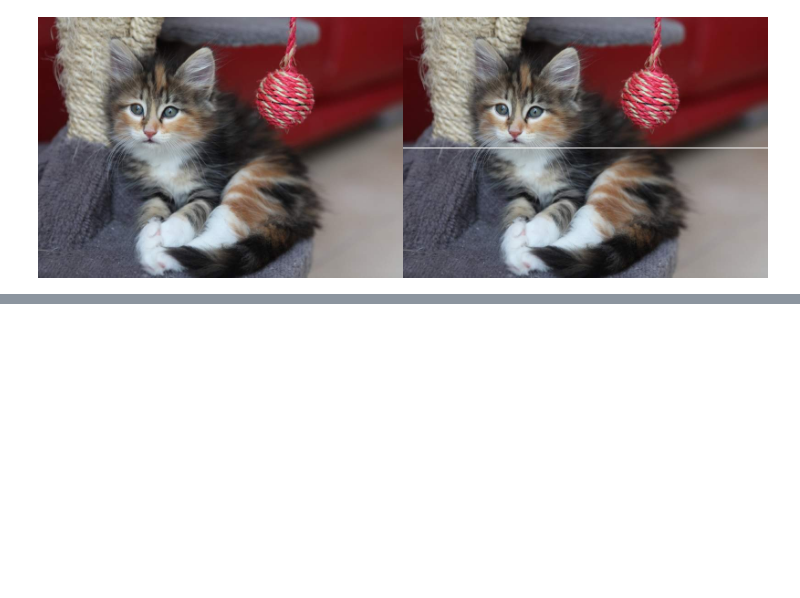
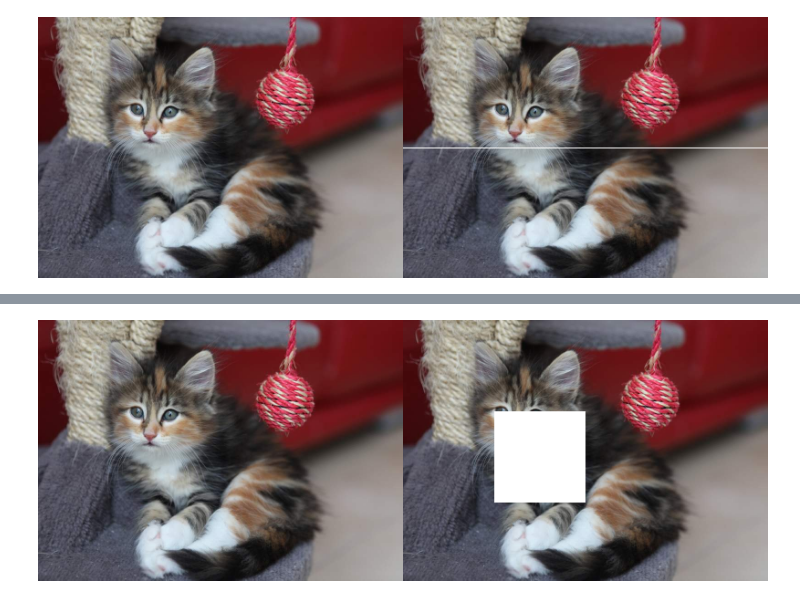
Before and after one commit to DioGitH/PCVK_Ganjil_2023, a Jupyter notebook: Week1.ipynb, the cells around one changed output, grey strips where cells are left out. Cells and saved outputs as stored; diff of their text form; code cells hidden in the pictures; blank space fills up the shorter version.

```diff
--- a/Week1.ipynb
+++ b/Week1.ipynb
@@ -50,0 +111,13 @@ cv2_imshow(final_frame)
+# %%
+image_8 = cv.cvtColor(image, cv.COLOR_BGR2RGB)
+
+# kotak kumpulan pixel warna putih
+for y in range (100, 200):
+  for x in range(100, 200):
+    image_8[x, y] = [255,255,255]
+
+
+final_frame4 = cv.hconcat((image_4, image_8))
+cv2_imshow(final_frame4)
+# %% [output]
+[figure, added]
```
Also changed, not shown: parts of 5 cells of this notebook.
